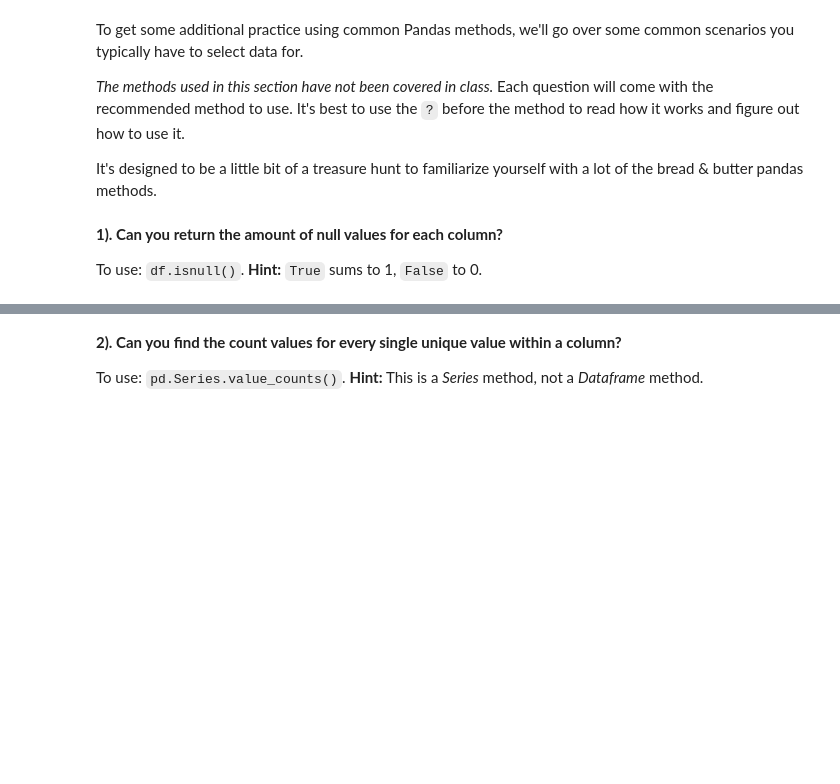
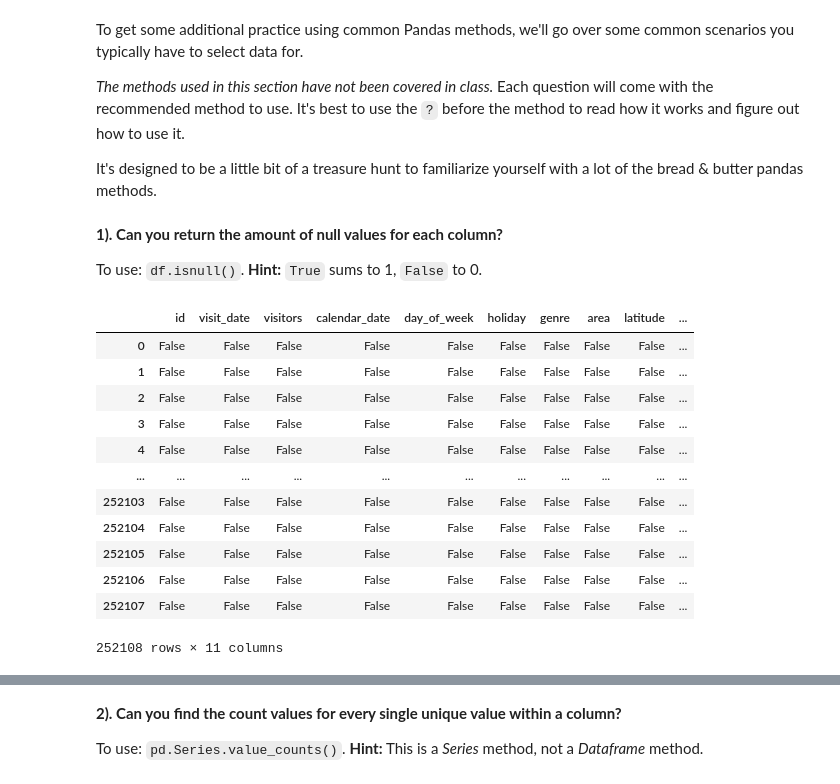
Before and after one commit to Lothdyn/my-1019-repo, a Jupyter notebook: ClassMaterial/Unit2/Class5/Labs/Pandas -- Basic Selecting & Querying-Restaurants.ipynb, the cells around one changed output, grey strips where cells are left out. Drawn from its saved outputs; the diff is of its cells as text; code cells hidden in the pictures; blank space fills up the shorter version.

```diff
--- a/ClassMaterial/Unit2/Class5/Labs/Pandas -- Basic Selecting & Querying-Restaurants.ipynb
+++ b/ClassMaterial/Unit2/Class5/Labs/Pandas -- Basic Selecting & Querying-Restaurants.ipynb
@@ -269,3 +269,19 @@ It's designed to be a little bit of a treasure hunt to familiarize yourself with
 To use: `df.isnull()`.  **Hint:** `True` sums to 1, `False` to 0.
 # %%
 # your answer here
+# %%
+df.isnull()
+# %% [output]
+|  | id | visit_date | visitors | calendar_date | day_of_week | holiday | genre | area | latitude | ... |
+| 0 | False | False | False | False | False | False | False | False | False | ... |
+| 1 | False | False | False | False | False | False | False | False | False | ... |
+| 2 | False | False | False | False | False | False | False | False | False | ... |
+| 3 | False | False | False | False | False | False | False | False | False | ... |
+| 4 | False | False | False | False | False | False | False | False | False | ... |
+| ... | ... | ... | ... | ... | ... | ... | ... | ... | ... | ... |
+| 252103 | False | False | False | False | False | False | False | False | False | ... |
+| 252104 | False | False | False | False | False | False | False | False | False | ... |
+| 252105 | False | False | False | False | False | False | False | False | False | ... |
+| 252106 | False | False | False | False | False | False | False | False | False | ... |
+| 252107 | False | False | False | False | False | False | False | False | False | ... |
+252108 rows × 11 columns
```
Also changed, not shown: parts of 65 cells of this notebook, 14 other files.
